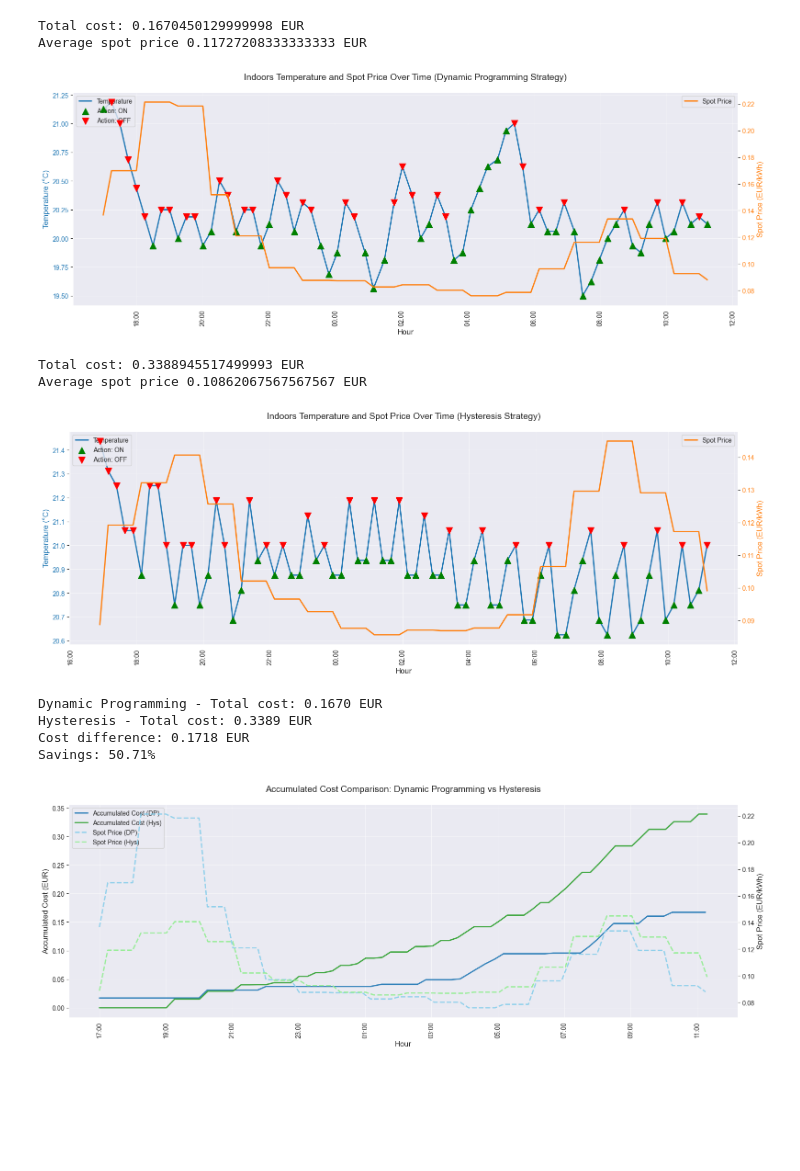
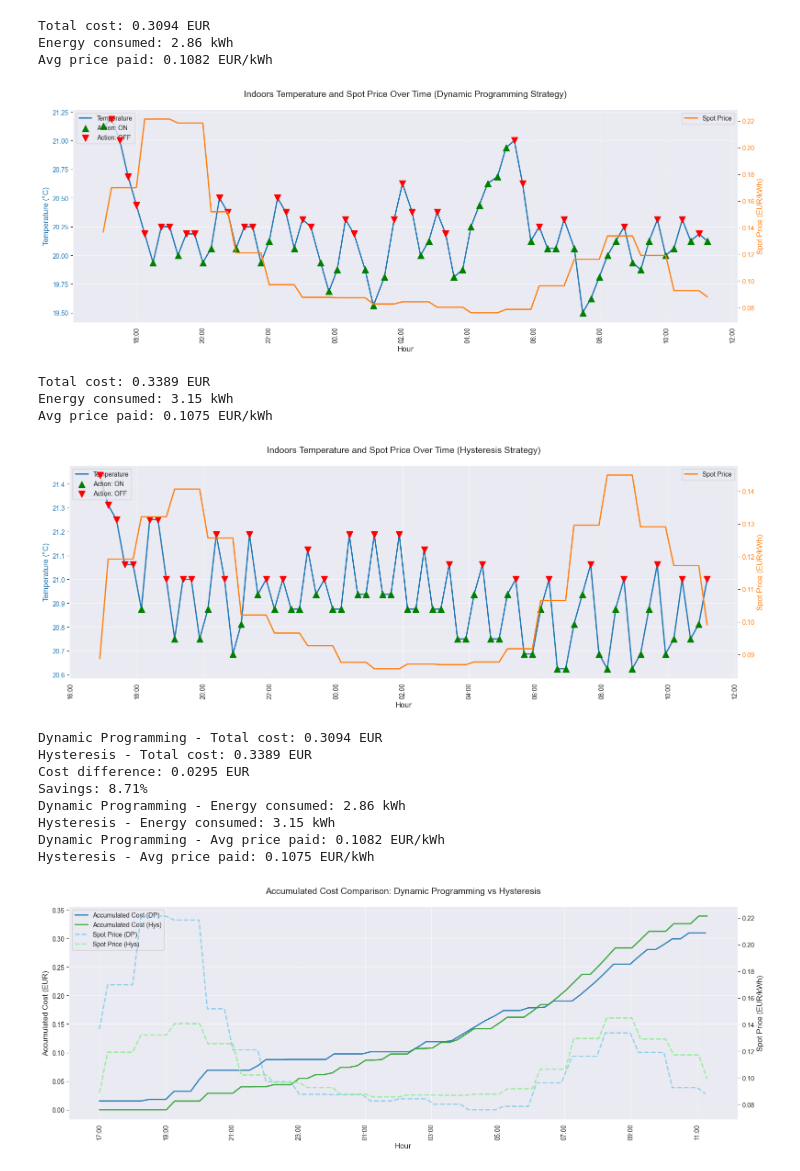
Before and after one commit to KaffeDiem/mpc-prototype, a Jupyter notebook: data/plot v2.ipynb, the cells around one changed output. Cells and saved outputs as stored; diff of their text form; code cells hidden in the pictures; blank space fills up the shorter version.

Commit message:
Fix calculations such that savings are 8-9% > 50%

```diff
--- a/data/plot v2.ipynb
+++ b/data/plot v2.ipynb
@@ -65,14 +65,21 @@ ax2.legend(loc='upper right')
 
 fig.tight_layout()
 
-# Total price:
-print(f"Total cost: {df_dp['predicted_cost_eur'].sum()} EUR")
-print(f"Average spot price {df_dp['current_spot_price_eur_kwh'].mean()} EUR")
+# Manually calculate cost from watts_on and spot price
+df_dp['calculated_cost_eur'] = (df_dp['watts_on'] / 1000) * 0.25 * df_dp['current_spot_price_eur_kwh']
+dp_energy_kwh = df_dp['watts_on'].sum() / 1000 * 0.25
+dp_total_cost = df_dp['calculated_cost_eur'].sum()
+dp_avg_price = dp_total_cost / dp_energy_kwh if dp_energy_kwh > 0 else 0
+
+print(f"Total cost: {dp_total_cost:.4f} EUR")
+print(f"Energy consumed: {dp_energy_kwh:.2f} kWh")
+print(f"Avg price paid: {dp_avg_price:.4f} EUR/kWh")
 
 plt.show()
 # %% [output]
-Total cost: 0.1670450129999998 EUR
-Average spot price 0.11727208333333333 EUR
+Total cost: 0.3094 EUR
+Energy consumed: 2.86 kWh
+Avg price paid: 0.1082 EUR/kWh
 [figure]
 # %%
 fig, ax1 = plt.subplots(figsize=(16, 6))
@@ -115,19 +122,31 @@ ax2.legend(loc='upper right')
 
 fig.tight_layout()
 
-# Total price:
-print(f"Total cost: {df_hys['predicted_cost_eur'].sum()} EUR")
-print(f"Average spot price {df_hys['current_spot_price_eur_kwh'].mean()} EUR")
+# Manually calculate cost from watts_on and spot price
+df_hys['calculated_cost_eur'] = (df_hys['watts_on'] / 1000) * 0.25 * df_hys['current_spot_price_eur_kwh']
+hys_energy_kwh = df_hys['watts_on'].sum() / 1000 * 0.25
+hys_total_cost = df_hys['calculated_cost_eur'].sum()
+hys_avg_price = hys_total_cost / hys_energy_kwh if hys_energy_kwh > 0 else 0
+
+print(f"Total cost: {hys_total_cost:.4f} EUR")
+print(f"Energy consumed: {hys_energy_kwh:.2f} kWh")
+print(f"Avg price paid: {hys_avg_price:.4f} EUR/kWh")
 
 plt.show()
 # %% [output]
-Total cost: 0.3388945517499993 EUR
-Average spot price 0.10862067567567567 EUR
+Total cost: 0.3389 EUR
+Energy consumed: 3.15 kWh
+Avg price paid: 0.1075 EUR/kWh
 [figure]
 # %%
+# Manually calculate cost from watts_on and spot price
+# cost = (watts / 1000) * hours * price_per_kwh
+df_dp['calculated_cost_eur'] = (df_dp['watts_on'] / 1000) * 0.25 * df_dp['current_spot_price_eur_kwh']
+df_hys['calculated_cost_eur'] = (df_hys['watts_on'] / 1000) * 0.25 * df_hys['current_spot_price_eur_kwh']
+
 # Calculate accumulated cost over time for both strategies
-df_dp['accumulated_cost'] = df_dp['predicted_cost_eur'].cumsum()
-df_hys['accumulated_cost'] = df_hys['predicted_cost_eur'].cumsum()
+df_dp['accumulated_cost'] = df_dp['calculated_cost_eur'].cumsum()
+df_hys['accumulated_cost'] = df_hys['calculated_cost_eur'].cumsum()
 
 # Create normalized time axis - extract hours and minutes, handle day wrap
 # Create elapsed hours from start for both datasets
@@ -177,34 +196,51 @@ tick_labels = []
 for elapsed in tick_positions:
     # Convert elapsed hours to actual time
     time_delta = pd.Timedelta(hours=elapsed)
     actual_time = start_time_rounded + time_delta
     tick_labels.append(actual_time.strftime('%H:%M'))
 
 ax1.set_xticks(tick_positions)
 ax1.set_xticklabels(tick_labels)
 ax1.tick_params(axis='x', rotation=90)
 
 # Add title and grid
 plt.title('Accumulated Cost Comparison: Dynamic Programming vs Hysteresis', fontsize=14, pad=20)
 ax1.grid(True, alpha=0.5)
 
 # Combine legends from both axes
 lines = line1 + line2 + line3 + line4
 labels = [str(l.get_label()) for l in lines]
 ax1.legend(lines, labels, loc='upper left')
 
 fig.tight_layout()
 
 # Print final totals
 print(f"Dynamic Programming - Total cost: {df_dp['accumulated_cost'].iloc[-1]:.4f} EUR")
 print(f"Hysteresis - Total cost: {df_hys['accumulated_cost'].iloc[-1]:.4f} EUR")
 print(f"Cost difference: {abs(df_dp['accumulated_cost'].iloc[-1] - df_hys['accumulated_cost'].iloc[-1]):.4f} EUR")
 print(f"Savings: {((df_hys['accumulated_cost'].iloc[-1] - df_dp['accumulated_cost'].iloc[-1]) / df_hys['accumulated_cost'].iloc[-1] * 100):.2f}%")
 
+# Total energy consumed (kWh) - assuming 15-min intervals (0.25 hours)
+dp_energy_kwh = df_dp['watts_on'].sum() / 1000 * 0.25
+hys_energy_kwh = df_hys['watts_on'].sum() / 1000 * 0.25
+
+# Energy-weighted average price (actual EUR/kWh paid)
+dp_weighted_price = df_dp['calculated_cost_eur'].sum() / dp_energy_kwh if dp_energy_kwh > 0 else 0
+hys_weighted_price = df_hys['calculated_cost_eur'].sum() / hys_energy_kwh if hys_energy_kwh > 0 else 0
+
+print(f"Dynamic Programming - Energy consumed: {dp_energy_kwh:.2f} kWh")
+print(f"Hysteresis - Energy consumed: {hys_energy_kwh:.2f} kWh")
+print(f"Dynamic Programming - Avg price paid: {dp_weighted_price:.4f} EUR/kWh")
+print(f"Hysteresis - Avg price paid: {hys_weighted_price:.4f} EUR/kWh")
+
 plt.show()
 # %% [output]
-Dynamic Programming - Total cost: 0.1670 EUR
+Dynamic Programming - Total cost: 0.3094 EUR
 Hysteresis - Total cost: 0.3389 EUR
-Cost difference: 0.1718 EUR
-Savings: 50.71%
+Cost difference: 0.0295 EUR
+Savings: 8.71%
+Dynamic Programming - Energy consumed: 2.86 kWh
+Hysteresis - Energy consumed: 3.15 kWh
+Dynamic Programming - Avg price paid: 0.1082 EUR/kWh
+Hysteresis - Avg price paid: 0.1075 EUR/kWh
-[figure, old version]
+[figure, new version]
```
